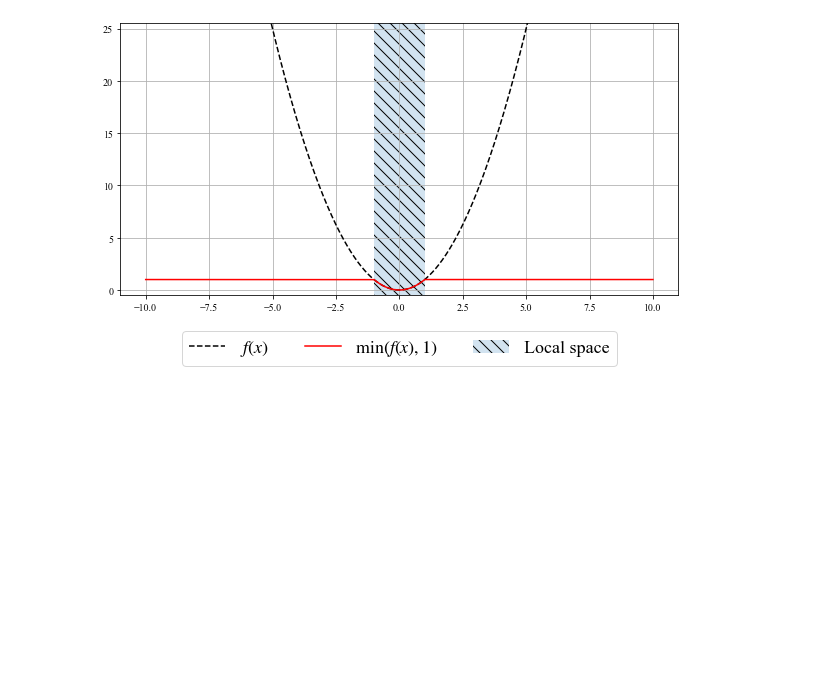
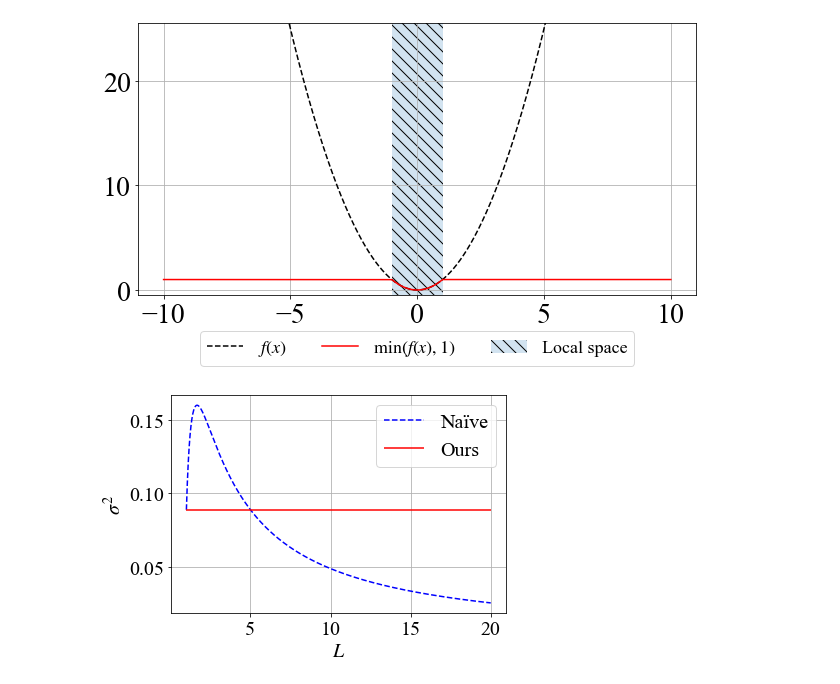
Before and after one commit to nabenabe0928/local-anova, a Jupyter notebook: toy-example-viz.ipynb, the cells around one changed output. Drawn from its saved outputs; the diff is of its cells as text; code cells hidden in the pictures; blank space fills up the shorter version.

Commit message:
[doc] Add the relation of length vs variance

```diff
--- a/toy-example-viz.ipynb
+++ b/toy-example-viz.ipynb
@@ -3,7 +3,7 @@ import numpy as np
 import matplotlib.pyplot as plt
 
 plt.rcParams["font.family"] = "Times New Roman"
-plt.rcParams["font.size"] = 24
+plt.rcParams["font.size"] = 28
 plt.rcParams['mathtext.fontset'] = 'stix'  # The setting of math font
 # %%
 def f(x):
@@ -37,4 +37,20 @@ ax.legend(
 
 plt.savefig("figs/toy-example-difference.png", bbox_inches="tight")
 # %% [output]
-[figure, old version]
+[figure, new version]
+# %%
+def variance(L):
+    return 4/3 * (2/5/L - 1/3/L**2)
+
+L = np.linspace(1, 20, 1000)
+
+plt.rcParams["font.size"] = 20
+plt.plot(L, variance(L), color="blue", linestyle="dashed", label="Naïve")
+plt.hlines(variance(1), 1, 20, color="red", label="Ours")
+plt.xlabel("$L$", fontsize=20)
+plt.ylabel("$\sigma^2$", fontsize=20)
+plt.grid()
+plt.legend(loc="upper right")
+plt.savefig("figs/length-vs-variance.png", bbox_inches="tight")
+# %% [output]
+[figure, added]
```
Also changed, not shown: 3 other files.
